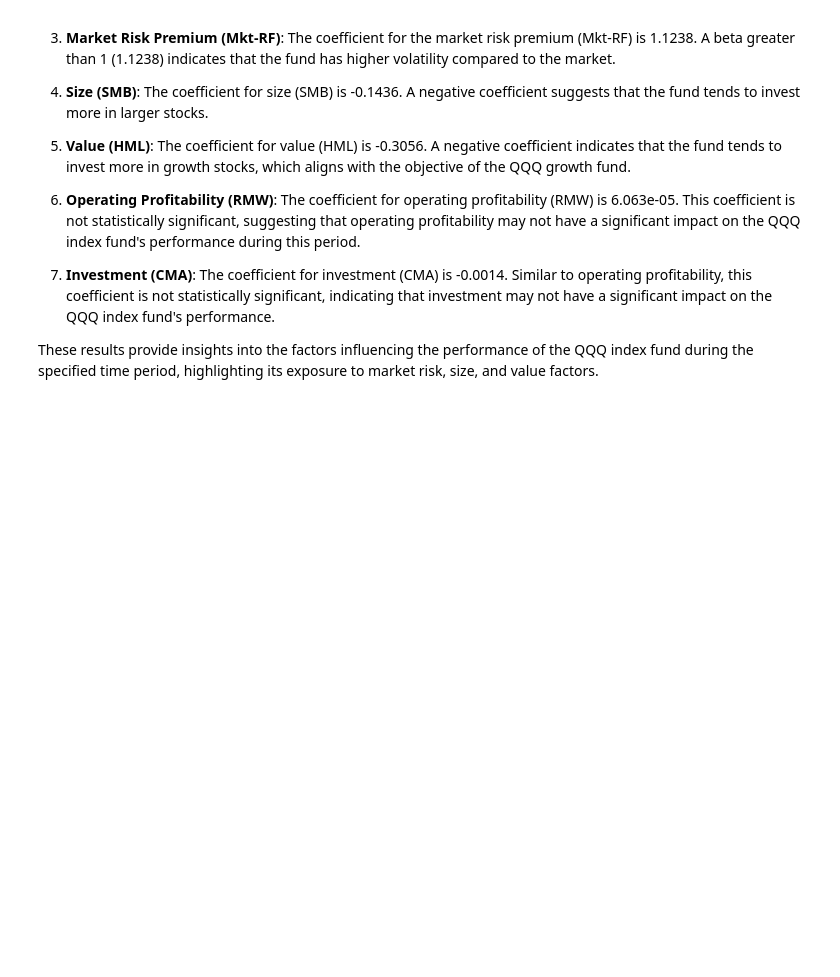
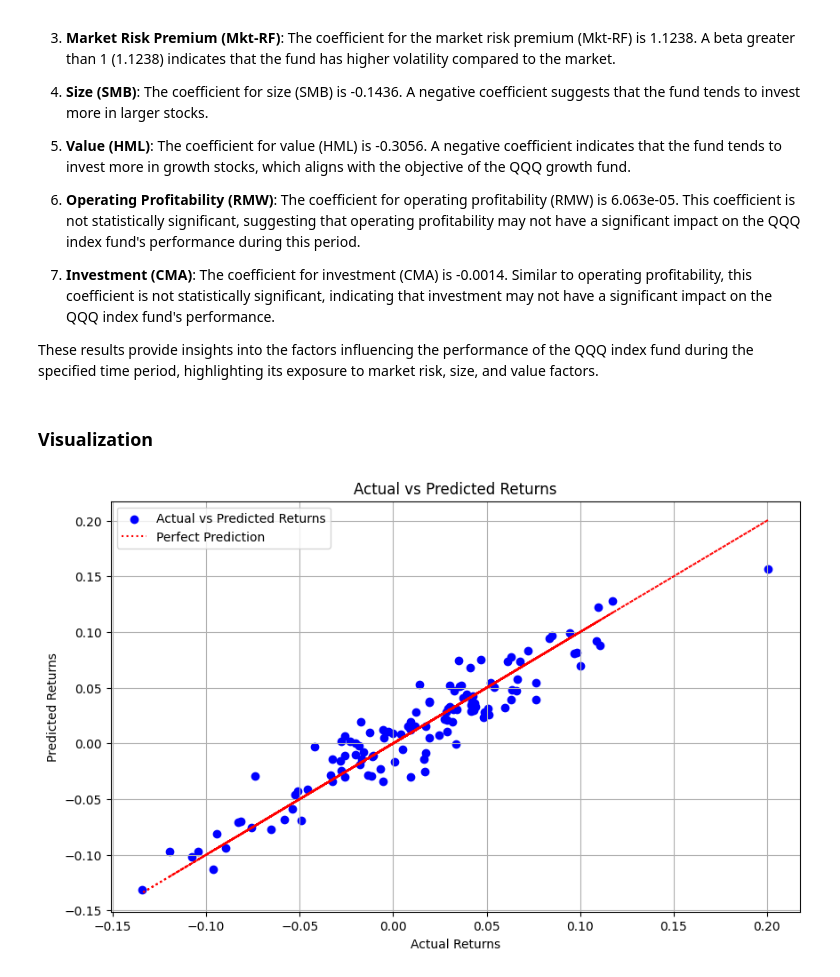
Before and after one commit to joshhzheng/Portfolio-Analysis, a Jupyter notebook: QQQ.ipynb, the cells around one changed output. Cells and saved outputs as stored; diff of their text form; code cells hidden in the pictures; blank space fills up the shorter version.

```diff
--- a/QQQ.ipynb
+++ b/QQQ.ipynb
@@ -128,3 +134,18 @@ Based on the regression analysis of the Fama French five-factor model for the QQ
 7. **Investment (CMA)**: The coefficient for investment (CMA) is -0.0014. Similar to operating profitability, this coefficient is not statistically significant, indicating that investment may not have a significant impact on the QQQ index fund's performance.
 
 These results provide insights into the factors influencing the performance of the QQQ index fund during the specified time period, highlighting its exposure to market risk, size, and value factors.
+# %% [markdown]
+### Visualization
+# %%
+# plot actual vs predicted returns
+plt.figure(figsize=(10, 6))
+plt.scatter(y, model.predict(X_sm), color='blue', label='Actual vs Predicted Returns')
+plt.plot(y, y, color='red', linestyle=':', label='Perfect Prediction')
+plt.title('Actual vs Predicted Returns')
+plt.xlabel('Actual Returns')
+plt.ylabel('Predicted Returns')
+plt.legend()
+plt.grid(True)
+plt.show()
+# %% [output]
+[figure, added]
```
Also changed, not shown: parts of 7 cells of this notebook, 9 other files.
